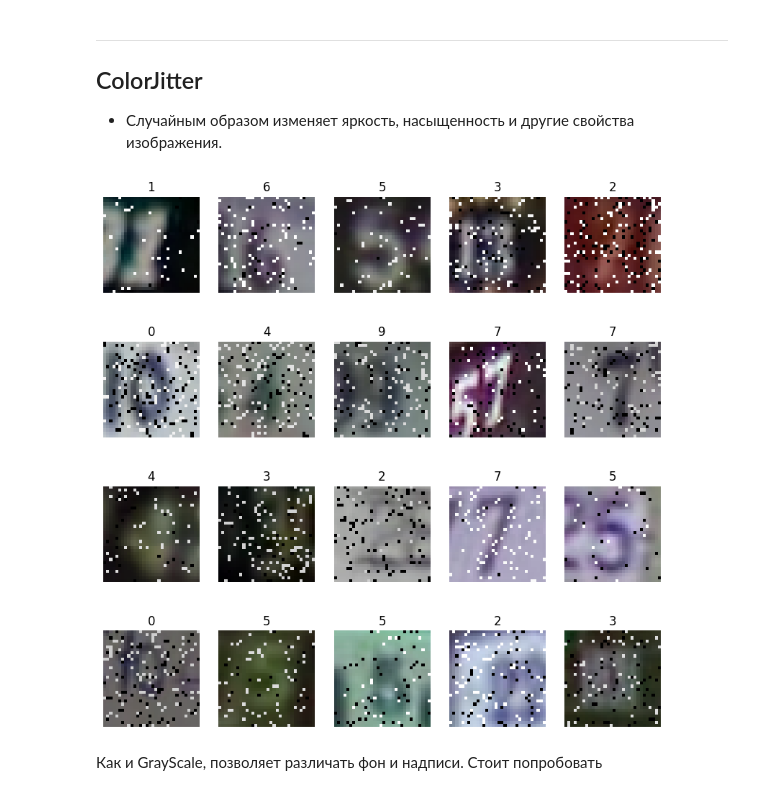
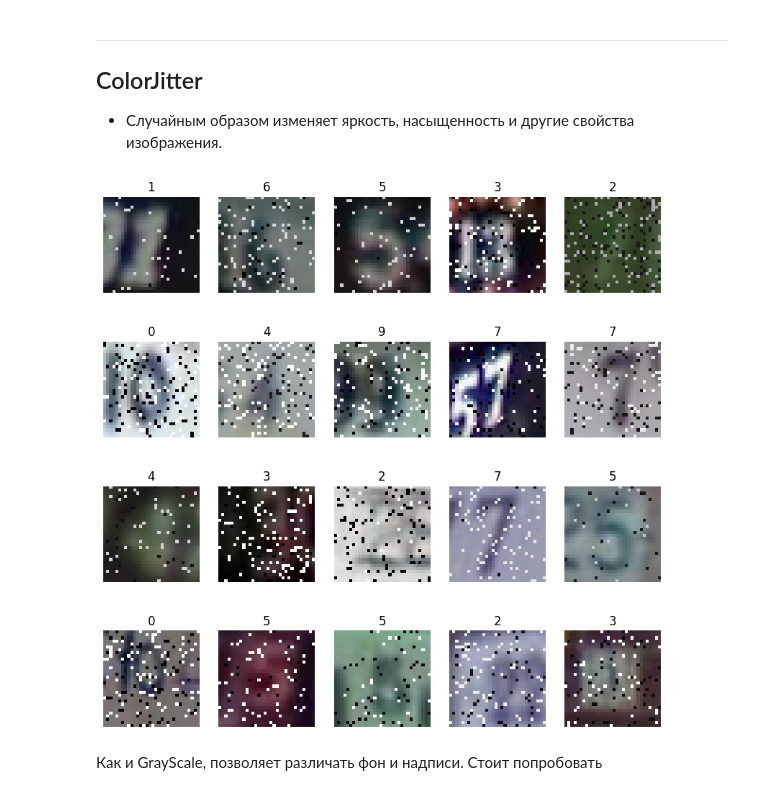
Before and after one commit to GrishaTS/YaMlProject, a Jupyter notebook: notebooks/skewbek/Augmentation/augmentation.ipynb, the cells around one changed output. Saved outputs shown, nothing was run; the diff lists cells and outputs as text; code cells hidden in the pictures.

```diff
--- a/notebooks/skewbek/Augmentation/augmentation.ipynb
+++ b/notebooks/skewbek/Augmentation/augmentation.ipynb
@@ -107,10 +95,10 @@ GrayScale'р позволяет довольно чётко определять
 ## ColorJitter
 - Случайным образом изменяет яркость, насыщенность и другие свойства изображения.
 # %%
-jitter = tv.transforms.ColorJitter(brightness=.2, hue=0.2)
+jitter = tv.transforms.ColorJitter(brightness=.2, hue=0.2, contrast=0.5)
 draw_aug_ds(jitter)
 # %% [output]
-[figure, old version]
+[figure, new version]
 # %% [markdown]
 Как и GrayScale, позволяет различать фон и надписи. Стоит попробовать
 # %% [markdown]
```
Also changed, not shown: parts of 10 cells of this notebook, 21 other files.
